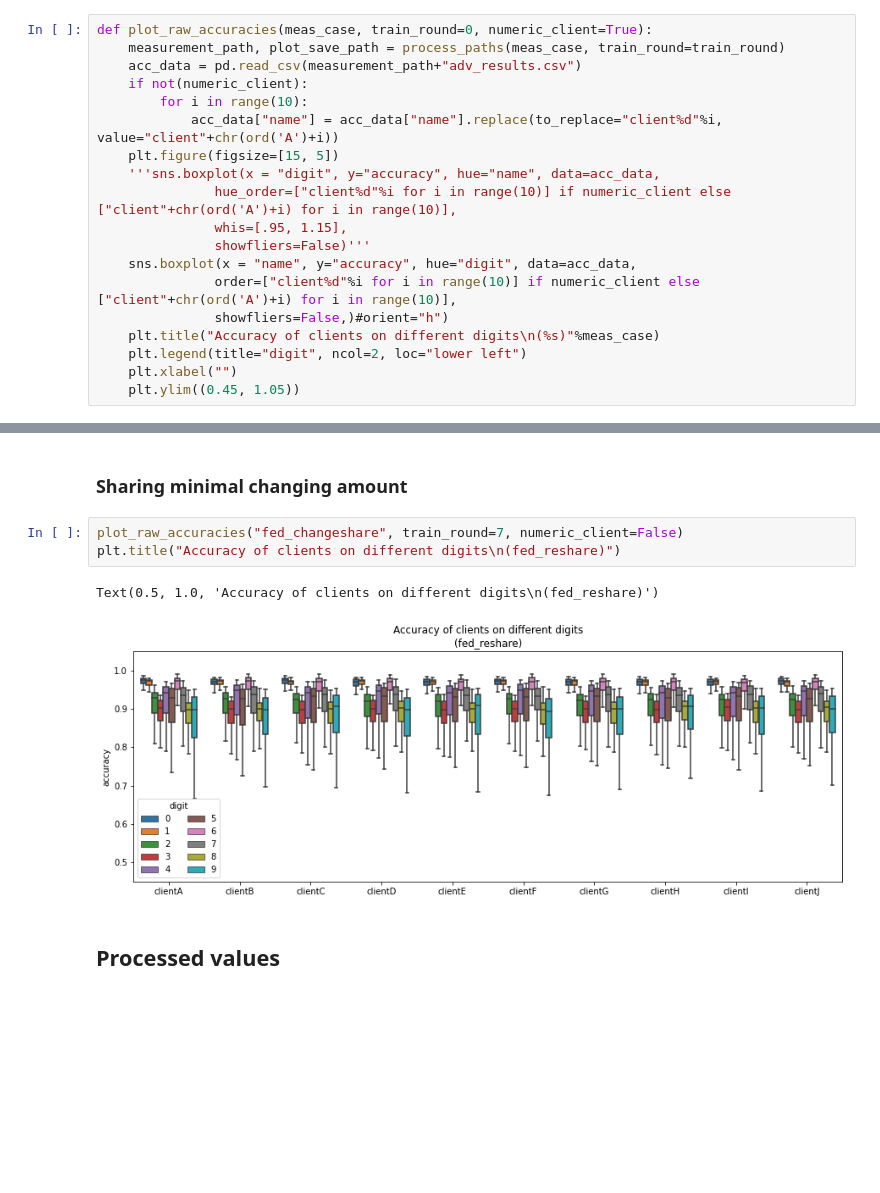
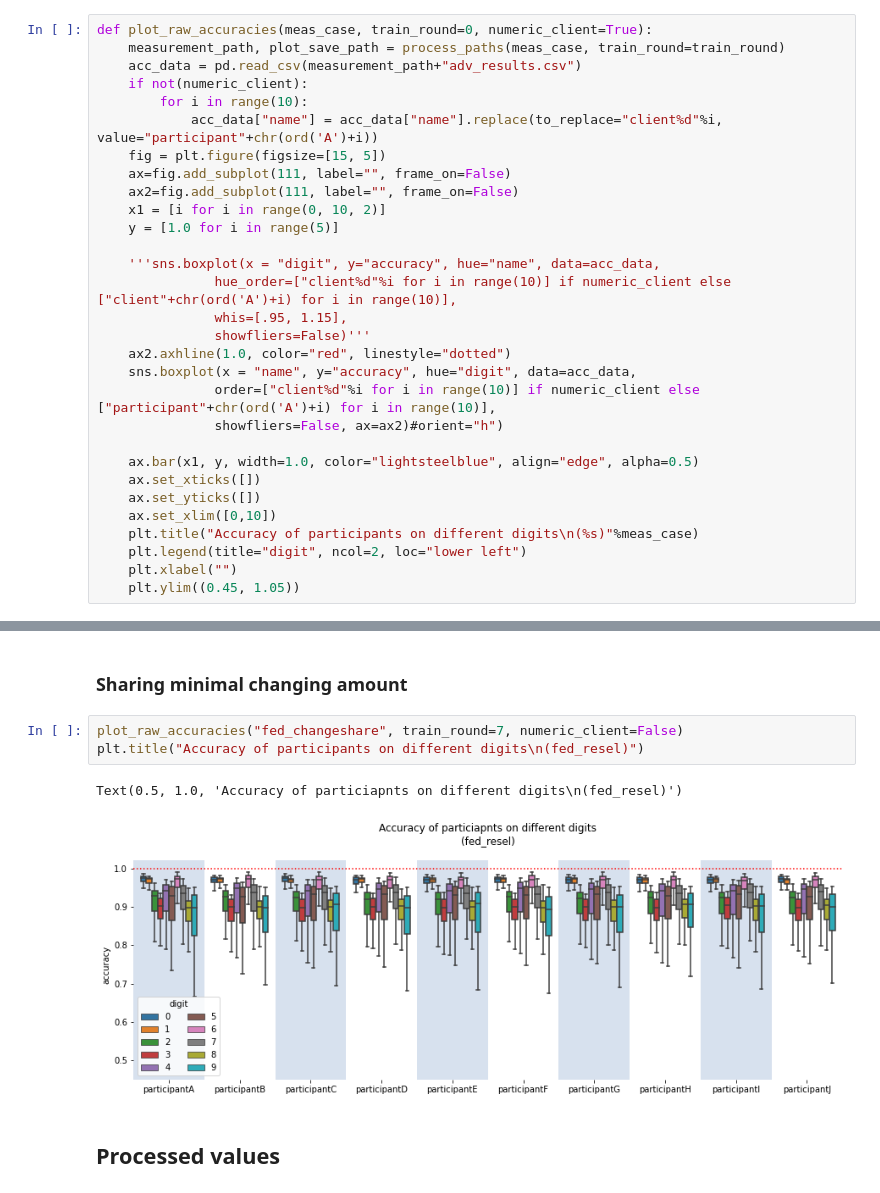
Before and after one commit to alelevente/FeLeSh, a Jupyter notebook: src/3_evaluation/adversarial_performance.ipynb, the cells around one changed output, grey strips where cells are left out. Drawn from its saved outputs; the diff is of its cells as text; blank space fills up the shorter version.

```diff
--- a/src/3_evaluation/adversarial_performance.ipynb
+++ b/src/3_evaluation/adversarial_performance.ipynb
@@ -37,16 +37,27 @@ def plot_raw_accuracies(meas_case, train_round=0, numeric_client=True):
     acc_data = pd.read_csv(measurement_path+"adv_results.csv")
     if not(numeric_client):
         for i in range(10):
-            acc_data["name"] = acc_data["name"].replace(to_replace="client%d"%i, value="client"+chr(ord('A')+i))
-    plt.figure(figsize=[15, 5])
+            acc_data["name"] = acc_data["name"].replace(to_replace="client%d"%i, value="participant"+chr(ord('A')+i))
+    fig = plt.figure(figsize=[15, 5])
+    ax=fig.add_subplot(111, label="", frame_on=False)
+    ax2=fig.add_subplot(111, label="", frame_on=False)
+    x1 = [i for i in range(0, 10, 2)]
+    y = [1.0 for i in range(5)]
+
     '''sns.boxplot(x = "digit", y="accuracy", hue="name", data=acc_data,
                hue_order=["client%d"%i for i in range(10)] if numeric_client else ["client"+chr(ord('A')+i) for i in range(10)],
                whis=[.95, 1.15],
                showfliers=False)'''
+    ax2.axhline(1.0, color="red", linestyle="dotted")
     sns.boxplot(x = "name", y="accuracy", hue="digit", data=acc_data,
-               order=["client%d"%i for i in range(10)] if numeric_client else ["client"+chr(ord('A')+i) for i in range(10)],
-               showfliers=False,)#orient="h")
-    plt.title("Accuracy of clients on different digits\n(%s)"%meas_case)
+               order=["client%d"%i for i in range(10)] if numeric_client else ["participant"+chr(ord('A')+i) for i in range(10)],
+               showfliers=False, ax=ax2)#orient="h")
+
+    ax.bar(x1, y, width=1.0, color="lightsteelblue", align="edge", alpha=0.5)
+    ax.set_xticks([])
+    ax.set_yticks([])
+    ax.set_xlim([0,10])
+    plt.title("Accuracy of participants on different digits\n(%s)"%meas_case)
     plt.legend(title="digit", ncol=2, loc="lower left")
     plt.xlabel("")
     plt.ylim((0.45, 1.05))
@@ -74,10 +85,10 @@ Text(0.5, 1.0, 'Accuracy of clients on different digits\n(fed_preshare)')
 ### Sharing minimal changing amount
 # %%
 plot_raw_accuracies("fed_changeshare", train_round=7, numeric_client=False)
-plt.title("Accuracy of clients on different digits\n(fed_reshare)")
+plt.title("Accuracy of participants on different digits\n(fed_resel)")
 # %% [output]
-Text(0.5, 1.0, 'Accuracy of clients on different digits\n(fed_reshare)')
+Text(0.5, 1.0, 'Accuracy of particiapnts on different digits\n(fed_resel)')
-[figure, old version]
+[figure, new version]
 # %% [markdown]
 ## Processed values
 # %%
```
Also changed, not shown: parts of 3 cells of this notebook, 13 other files.
